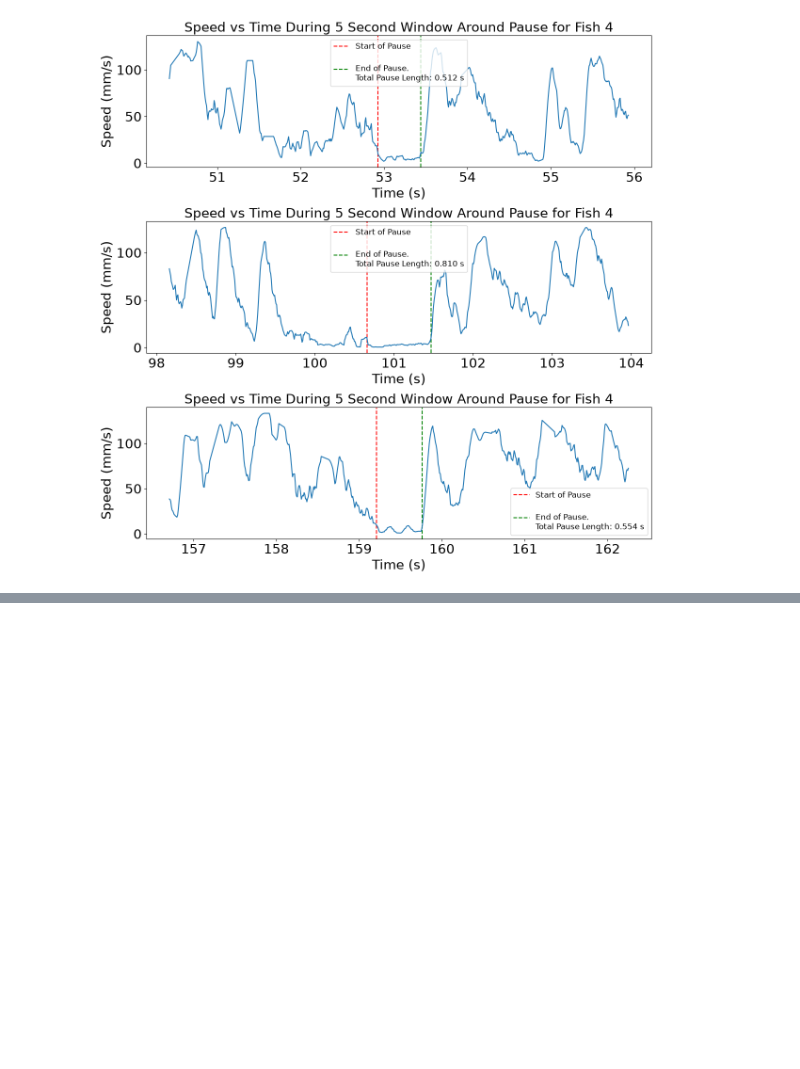
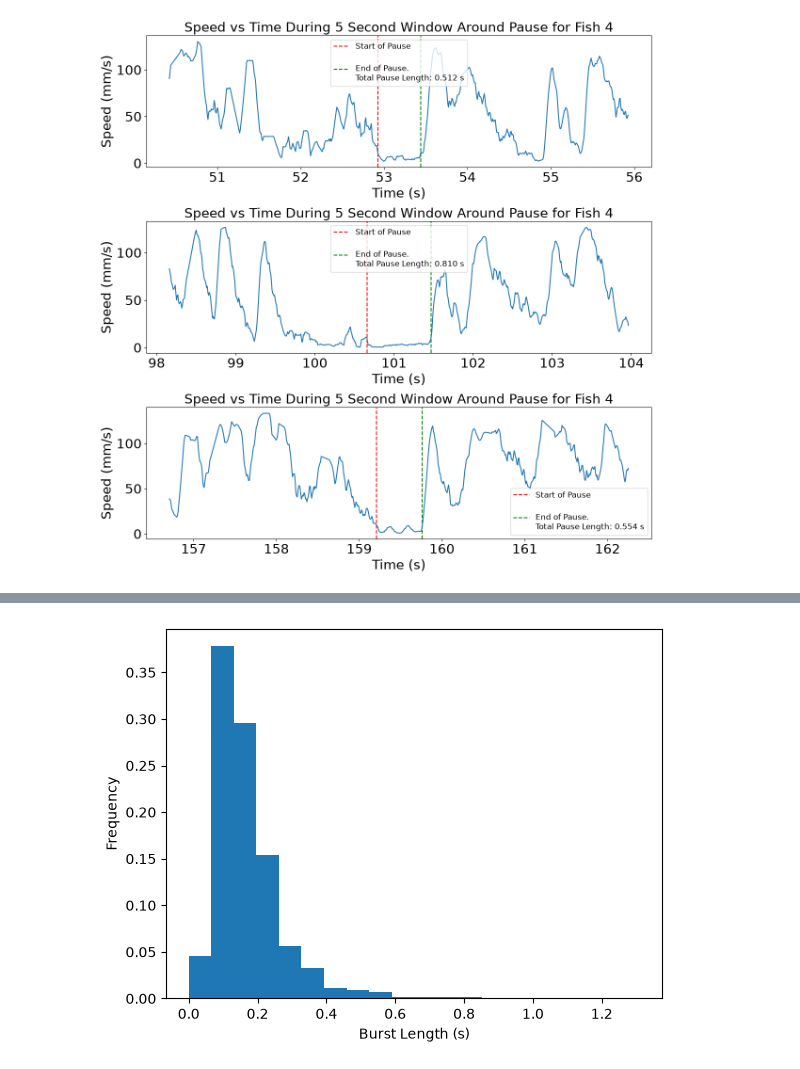
Before and after one commit to SamiSternson/Danionella-VR-Simulation-Code, a Jupyter notebook: real_school_analysis/schooling_helper_funcs_SE.ipynb, the cells around one changed output, grey strips where cells are left out. Saved outputs shown, nothing was run; the diff lists cells and outputs as text; code cells hidden in the pictures; blank space fills up the shorter version.

```diff
--- a/real_school_analysis/schooling_helper_funcs_SE.ipynb
+++ b/real_school_analysis/schooling_helper_funcs_SE.ipynb
@@ -1332,3 +1334,15 @@ plt.show()
+# %%
+burst_lengths=[]
+for peak_set in peaks:
+    for peak in peak_set:
+        burst_lengths.append(peak["burst_length"])
+weights = np.ones(len(burst_lengths)) / len(burst_lengths)
+plt.hist(burst_lengths, bins=20, weights=weights)
+plt.xlabel("Burst Length (s)")
+plt.ylabel("Frequency")
+plt.show()
+# %% [output]
+[figure, added]
 # %%
 data_paths=["C:\\Users\\samis\\OneDrive\\Documents\\LabBoids\\BOIDs\\h5_files\\Light-Dark_Exp\\labels.vDavid_8wpf_091622_L1.analysis.h5", "C:\\Users\\samis\\OneDrive\\Documents\\LabBoids\\BOIDs\\h5_files\\Light-Dark_Exp\\labels.vDavid_8wpf_091622_L2.analysis.h5", "C:\\Users\\samis\\OneDrive\\Documents\\LabBoids\\BOIDs\\h5_files\\Light-Dark_Exp\\labels.vDavid_8wpf_070122_L1.analysis.h5", "C:\\Users\\samis\\OneDrive\\Documents\\LabBoids\\BOIDs\\h5_files\\Light-Dark_Exp\\labels.vDavid_8wpf_070122_L2.analysis.h5", "C:\\Users\\samis\\OneDrive\\Documents\\LabBoids\\BOIDs\\h5_files\\Light-Dark_Exp\\labels.vDavid_8wpf_070122_L3.analysis.h5"]
 distances=[]
```
Also changed, not shown: parts of 27 cells of this notebook, 2 other files.
